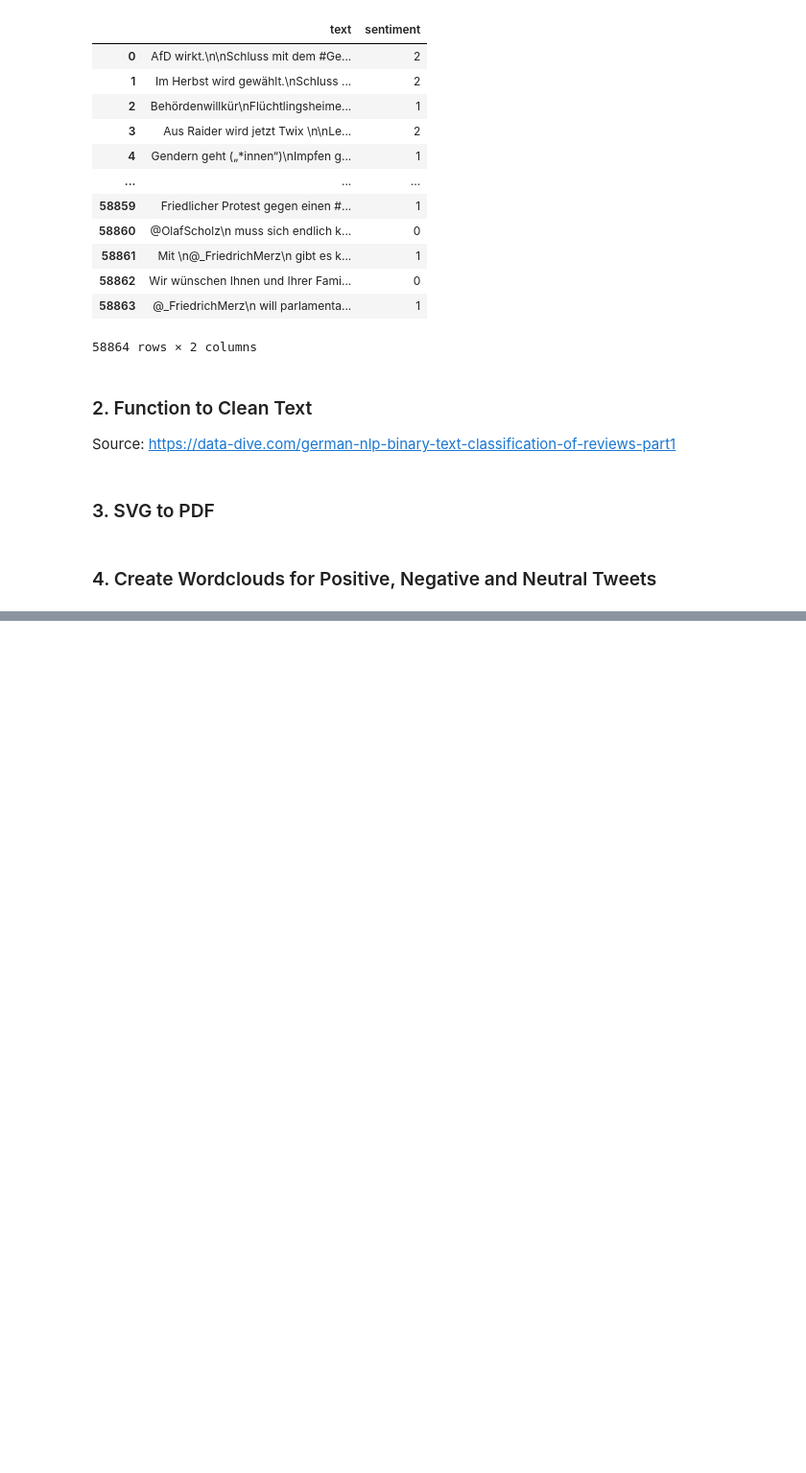
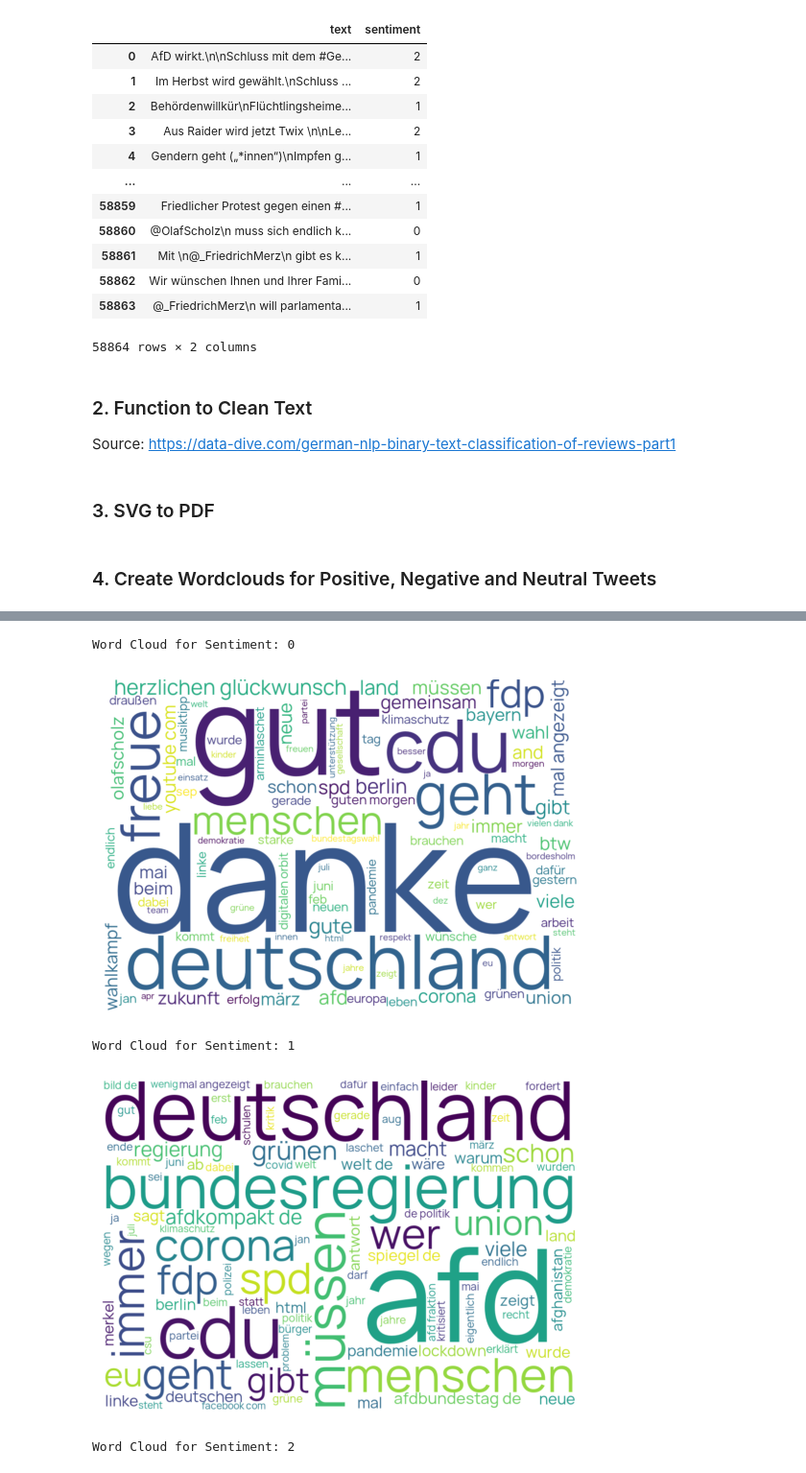
Before and after one commit to NilsHellwig/Twitter_German_Federal_Election_Perception_2021, a Jupyter notebook: 06 Dataset Analysis with Model/create_word_clouds.ipynb, the cells around one changed output, grey strips where cells are left out. Shown at 96% size. Saved outputs shown, nothing was run; the diff lists cells and outputs as text; code cells hidden in the pictures; blank space fills up the shorter version.

```diff
--- a/06 Dataset Analysis with Model/create_word_clouds.ipynb
+++ b/06 Dataset Analysis with Model/create_word_clouds.ipynb
@@ -134,0 +90,51 @@ Word Cloud for Sentiment: 2
+# %%
+import matplotlib.pyplot as plt
+from wordcloud import WordCloud
+
+def generate_wordclouds(df, mode_name):
+    # Group dataframe by sentiment
+    grouped = df.groupby('sentiment')
+
+    # Iterate over each group
+    for sentiment, group in grouped:
+        print(f'Word Cloud for Sentiment: {sentiment}')
+
+        # Create a list of all the tweets for the current sentiment
+        tweets = group['text'].tolist()
+
+        # Create a single string of all the tweets for the current sentiment
+        text = ' '.join(tweets)
+
+        # Clean Text
+        text = clean_text(text)
+
+        # Create a wordcloud
+        wordcloud = WordCloud(background_color="white", max_words=100, width=1000, height=700, stopwords=STOPWORDS, font_path=FONT_PATH).generate(text)
+
+        # Save wordcloud as svg
+        wordcloud_svg = wordcloud.to_svg(embed_font=True)
+        svg_path = WORD_CLOUDS_PATH + mode_name + "_wordcloud_" + str(sentiment) + ".svg"
+        f = open(svg_path, "w+")
+        f.write(wordcloud_svg)
+        f.close()
+
+        # Save wordcloud as pdf
+        pdf_path = WORD_CLOUDS_PATH + mode_name + "_wordcloud_" + str(sentiment) + ".pdf"
+        svg_to_pdf(svg_path, pdf_path)
+
+        # Save wordcloud as png
+        png_path = WORD_CLOUDS_PATH + mode_name + "_wordcloud_" + str(sentiment) + ".png"
+        wordcloud.to_file(png_path)
+
+        # Display the wordcloud
+        plt.imshow(wordcloud, interpolation='bilinear')
+        plt.axis("off")
+        plt.show()
+# %%
+generate_wordclouds(df, "complete_dataset")
+# %% [output]
+Word Cloud for Sentiment: 0
+[figure, added]
+Word Cloud for Sentiment: 1
+[figure, added]
+Word Cloud for Sentiment: 2
```
Also changed, not shown: parts of 3 cells of this notebook, 2 other files.
